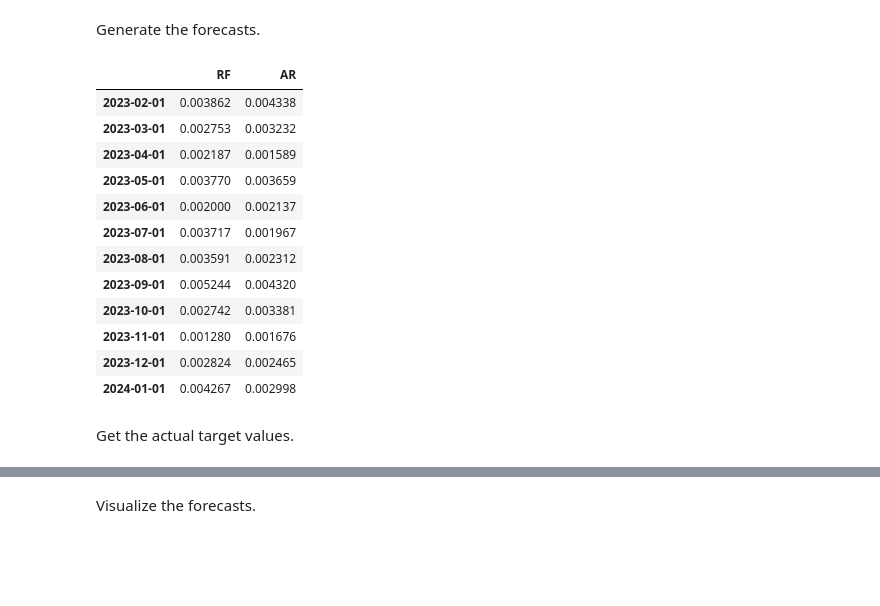
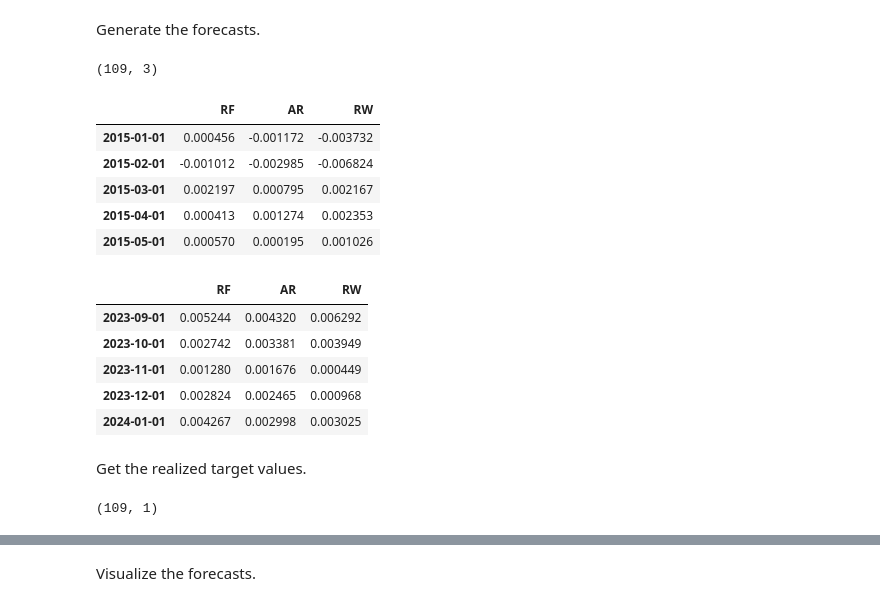
Before and after one commit to fg-research/blog, a Jupyter notebook: inflation-forecasting-random-forest/inflation-forecasting-random-forest.ipynb, the cells around one changed output, grey strips where cells are left out. Saved outputs shown, nothing was run; the diff lists cells and outputs as text; code cells hidden in the pictures; blank space fills up the shorter version.

```diff
--- a/inflation-forecasting-random-forest/inflation-forecasting-random-forest.ipynb
+++ b/inflation-forecasting-random-forest/inflation-forecasting-random-forest.ipynb
@@ -80,7 +95,7 @@ def get_data(date, target_name, target_tcode, n_lags, n_components):
         The training dataset.
 
     test_data: pandas.DataFrame.
-        The features needed for generating the one-month-ahead forecasts.
+        The inputs to the one-month-ahead forecasts.
     '''
 
     # get the dataset URL
@@ -114,13 +129,18 @@ def get_data(date, target_name, target_tcode, n_lags, n_components):
     pca = Pipeline([("scaling", StandardScaler()), ("decomposition", PCA(n_components=n_components))])
     data[[f"PC{i}" for i in range(1, 1 + n_components)]] = pca.fit_transform(data)
 
-    # extract the training data
-    train_data = data[[target_name]].join(data.shift(periods=list(range(1, 1 + n_lags)), suffix="_LAG")).iloc[n_lags:]
+    # extract the training data; this includes the target time series and the lags of
+    # all time series; the missing values resulting from taking the lags are dropped
+    train_data = data[[target_name]].join(data.shift(periods=list(range(1, 1 + n_lags)), suffix="_LAG"))
+    train_data = train_data.iloc[n_lags:, :]
 
-    # extract the test data
-    test_data = data.shift(periods=list(range(0, n_lags)), suffix="_LAG").iloc[-1:]
+    # extract the test data; this includes the last `n_lags` values (e.g. the last 4
+    # values) of all time series; the time index is shifted forward by one month to
+    # match the date for which the forecasts are generated
+    test_data = data.shift(periods=list(range(0, n_lags)), suffix="_LAG")
+    test_data = test_data.iloc[-1:, :]
+    test_data.index += pd.offsets.MonthBegin(1)
     test_data.columns = [c.split("_LAG_")[0] + "_LAG_" + str(int(c.split("_LAG_")[1]) + 1) for c in test_data.columns]
-    test_data.index += pd.offsets.MonthBegin(1)
 
     return train_data, test_data
 # %% [markdown]
@@ -184,10 +212,10 @@ def get_forecasts(params, start_date, end_date, target_name, target_tcode, n_lag
     params: dict.
         The random forest hyperparameters.
 
-    start_date: pd.Timestamp.
+    start_date: pandas.Timestamp.
         The date of the first vintage.
 
-    end_date: pd.Timestamp.
+    end_date: pandas.Timestamp.
         The date of the last vintage.
 
     target_name: str.
@@ -201,6 +229,11 @@ def get_forecasts(params, start_date, end_date, target_name, target_tcode, n_lag
 
     n_components: int.
         The number of principal components.
+
+    Returns:
+    ______________________________________________________________
+    forecasts: pandas.DataFrame.
+        The forecasts between the start and end date.
     '''
 
     # create a list for storing the forecasts
@@ -210,12 +243,13 @@ def get_forecasts(params, start_date, end_date, target_name, target_tcode, n_lag
     for date in tqdm(pd.date_range(start=start_date, end=end_date, freq="MS")):
 
         # get the data
-        train_dataset, test_dataset = get_data(date, target_name, target_tcode, n_lags, n_components)
+        train_data, test_data = get_data(date, target_name, target_tcode, n_lags, n_components)
 
         # generate the forecasts
         forecasts.append(pd.DataFrame({
-            "RF": run_random_forest_model(params, train_dataset, test_dataset, target_name),
-            "AR": run_autoregressive_model(train_dataset, test_dataset, target_name, n_lags),
+            "RF": run_random_forest_model(params, train_data, test_data, target_name),
+            "AR": run_autoregressive_model(n_lags, train_data, test_data, target_name),
+            "RW": train_data[target_name].iloc[-1].item()
         }))
 
     # concatenate the forecasts in a data frame
@@ -305,7 +353,7 @@ target_tcode = 5
 # %% [markdown]
 Define the start date of the forecasts.
 # %%
-start_date = pd.Timestamp("2023-02-01")
+start_date = pd.Timestamp("2015-01-01")
 # %% [markdown]
 Define the end date of the forecasts.
 # %%
@@ -328,24 +376,30 @@ forecasts = get_forecasts(
     n_lags=4,
     n_components=4
 )
+# %%
+forecasts.shape
+# %% [output]
+(109, 3)
+# %%
+forecasts.head()
+# %% [output]
+|  | RF | AR | RW |
+| 2015-01-01 | 0.000456 | -0.001172 | -0.003732 |
+| 2015-02-01 | -0.001012 | -0.002985 | -0.006824 |
+| 2015-03-01 | 0.002197 | 0.000795 | 0.002167 |
+| 2015-04-01 | 0.000413 | 0.001274 | 0.002353 |
+| 2015-05-01 | 0.000570 | 0.000195 | 0.001026 |
 # %%
-forecasts
+forecasts.tail()
 # %% [output]
-|  | RF | AR |
-| 2023-02-01 | 0.003862 | 0.004338 |
-| 2023-03-01 | 0.002753 | 0.003232 |
-| 2023-04-01 | 0.002187 | 0.001589 |
-| 2023-05-01 | 0.003770 | 0.003659 |
-| 2023-06-01 | 0.002000 | 0.002137 |
-| 2023-07-01 | 0.003717 | 0.001967 |
-| 2023-08-01 | 0.003591 | 0.002312 |
-| 2023-09-01 | 0.005244 | 0.004320 |
-| 2023-10-01 | 0.002742 | 0.003381 |
-| 2023-11-01 | 0.001280 | 0.001676 |
-| 2023-12-01 | 0.002824 | 0.002465 |
-| 2024-01-01 | 0.004267 | 0.002998 |
+|  | RF | AR | RW |
+| 2023-09-01 | 0.005244 | 0.004320 | 0.006292 |
+| 2023-10-01 | 0.002742 | 0.003381 | 0.003949 |
+| 2023-11-01 | 0.001280 | 0.001676 | 0.000449 |
+| 2023-12-01 | 0.002824 | 0.002465 | 0.000968 |
+| 2024-01-01 | 0.004267 | 0.002998 | 0.003025 |
 # %% [markdown]
-Get the actual target values.
+Get the realized target values.
 # %%
 targets = get_target(
     start_date=start_date + pd.offsets.MonthBegin(1),
@@ -353,3 +407,7 @@ targets = get_target(
     target_name=target_name,
     target_tcode=target_tcode,
 )
+# %%
+targets.shape
+# %% [output]
+(109, 1)
```
Also changed, not shown: parts of 15 cells of this notebook, 1 other file.
